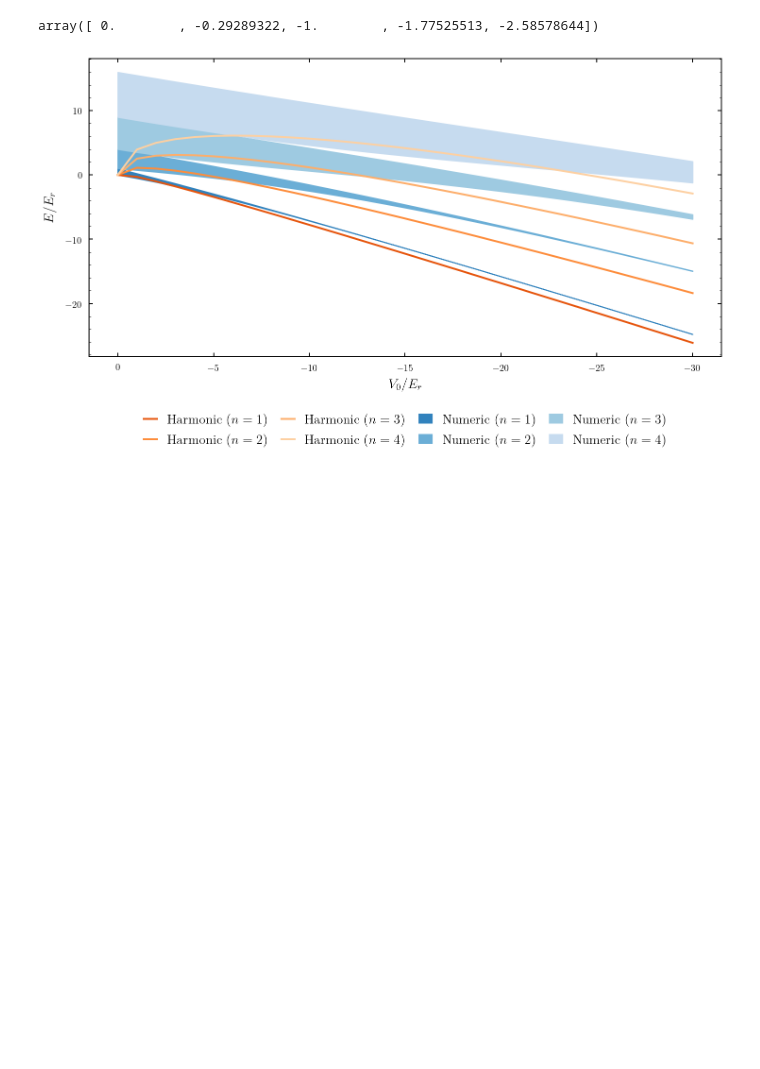
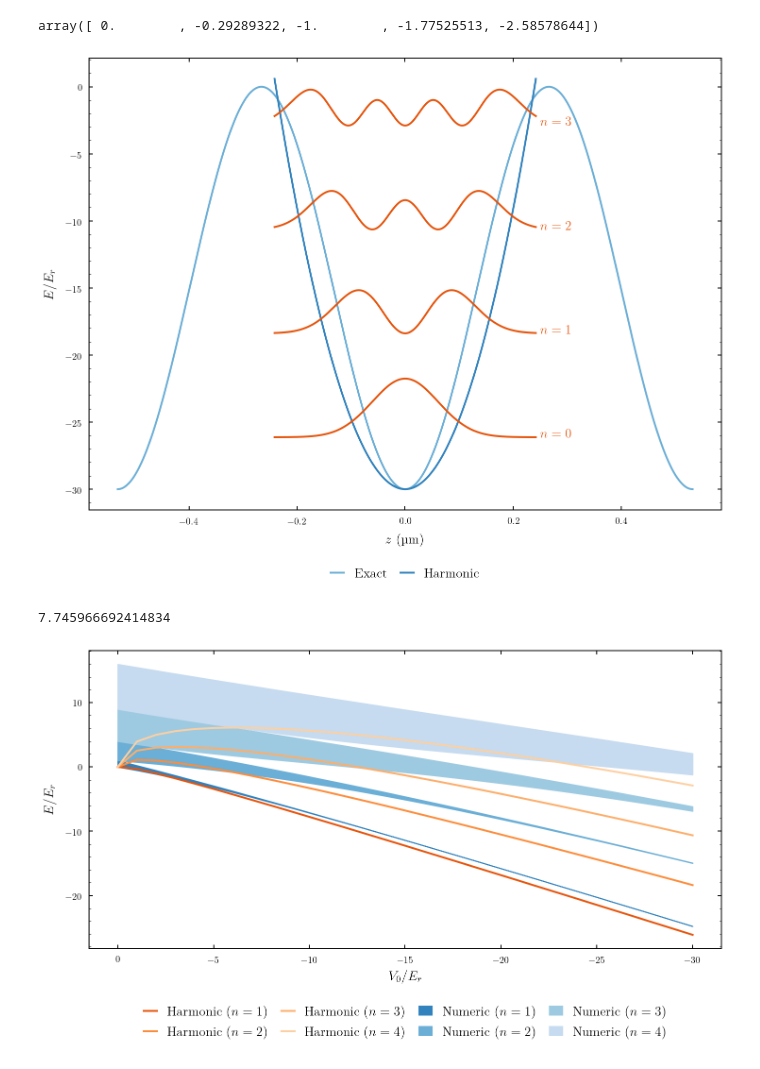
Before and after one commit to bodokaiser/bachelor-thesis, a Jupyter notebook: notebook/evaluation/lattice-scales.ipynb, the cells around one changed output. Saved outputs shown, nothing was run; the diff lists cells and outputs as text; code cells hidden in the pictures; blank space fills up the shorter version.

```diff
--- a/notebook/evaluation/lattice-scales.ipynb
+++ b/notebook/evaluation/lattice-scales.ipynb
@@ -138,6 +138,49 @@ for i in range(E_har.shape[0]):
 E_har[:5, 0]
 # %% [output]
 array([ 0.        , -0.29289322, -1.        , -1.77525513, -2.58578644])
+# %%
+x = a*np.linspace(-1, +1, 1000)
+
+# gets overwritten before
+k = 2*np.pi / λ
+
+V_lat = V0[-1] * np.cos(k*x)**2
+V_har = V0[-1] * (1-(k*x/2.2)**2 / 2)
+
+E0_har = np.sqrt(2*np.abs(V0[-1]))
+
+def wavefunction_harmonic(n, x):
+    scale = (2 / np.abs(V0[-1]))**(1/4) / k
+
+    x = x.copy()
+    x /= scale
+
+    return np.exp(-x**2 / 2) * eval_hermite(n, x) / np.sqrt(2**n * factorial(n) * np.sqrt(np.pi))
+# %%
+plt.figure(figsize=(12, 8))
+
+plt.plot(x / 1e-6, V_lat, label='Exact', color=cmap.colors[1])
+plt.plot(x / 2.2e-6, V_har, label='Harmonic', color=cmap.colors[0])
+
+for n in range(4):
+    color = cmap.colors[4]
+
+    plt.plot(x / 2.2e-6, V0[-1] + E0_har*(n+.5+wavefunction_harmonic(n, x / 2.2)**2), color=color)
+    plt.annotate(f'$n={n}$', (.25, V0[-1]+E0_har*(n+.5)), color=color, size=14)
+
+plt.xlabel('$z$ (\si{\micro\meter})')
+plt.ylabel('$E/E_r$')
+plt.legend(loc='upper center', bbox_to_anchor=(0.5, -0.1), ncol=2)
+plt.subplots_adjust(top=.98, bottom=.15)
+plt.savefig(os.path.join(figdir, 'harmonic.pdf'))
+plt.savefig(os.path.join(figdir, 'harmonic.pgf'))
+plt.show()
+# %% [output]
+[figure, added]
+# %%
+E0_har
+# %% [output]
+7.745966692414834
 # %%
 plt.figure(figsize=(12, 6))
 
```
Also changed, not shown: parts of 1 cell of this notebook, 5 other files.
